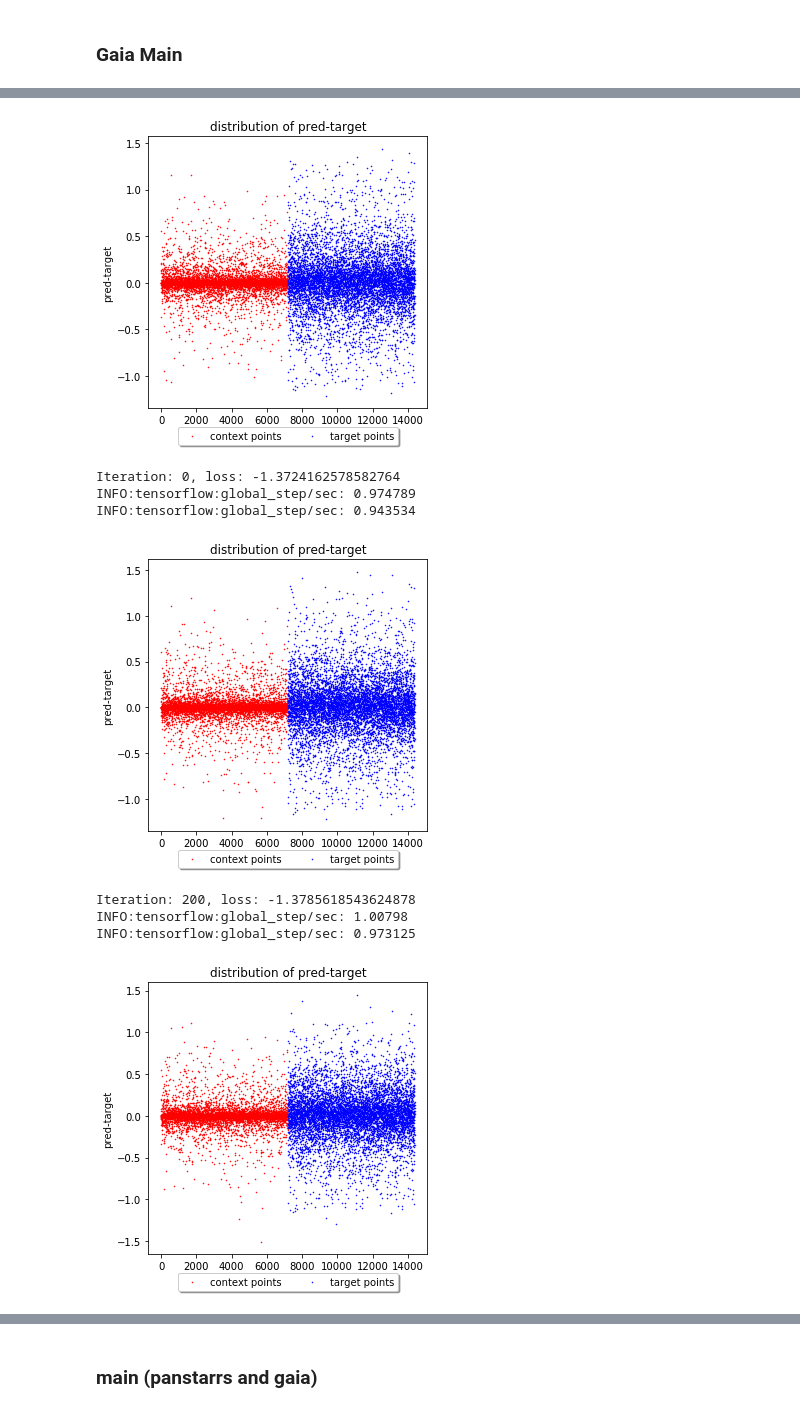
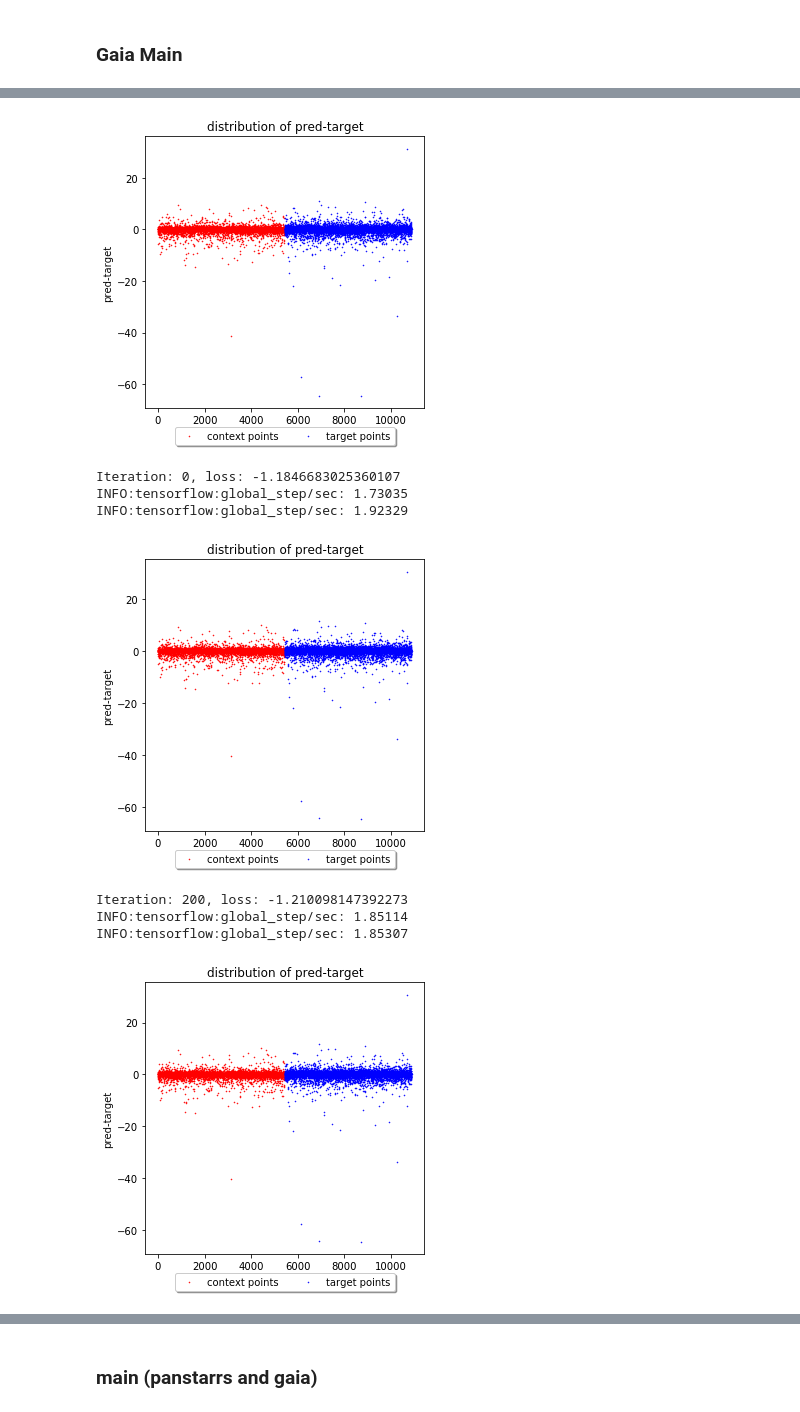
Before and after one commit to shuaigezhu/starDist, a Jupyter notebook: Three_mag_lambda.ipynb, the cells around one changed output, grey strips where cells are left out. Drawn from its saved outputs; the diff is of its cells as text; code cells hidden in the pictures.

```diff
--- a/Three_mag_lambda.ipynb
+++ b/Three_mag_lambda.ipynb
@@ -39,15 +39,29 @@ physical_device_desc: "device: 0, name: Tesla P100-PCIE-12GB, pci bus id: 0000:8
 '/device:GPU:0'
 # %% [markdown]
 ### **Normalizaton**
-# %%
-def Normalization(data):
-  data_f = data.astype(float)
-  data_mean = np.mean(data_f, axis=0, keepdims=True)
-  data_n = data_f - data_mean
-  data_range = np.max(np.abs(data_n), axis=0, keepdims=True)
-  data_n = data_n / data_range
-
-  return data_n
+# %%
+def Normalization(data):
+  ra_max = 60
+  ra_min = -50
+  ra_range = ra_max - ra_min
+  dec_max = 1.26
+  dec_min = -1.26
+  dec_range = dec_max - dec_min
+  mag_min = 0
+  mag_max = 25
+  mag_range = mag_max - mag_min
+  lambda_min = 4000
+  lambda_max = 46500
+  lambda_range = lambda_max - lambda_min
+
+  data_f = data.astype(float)
+
+  data_f['ra'] = data_f['ra'].apply(lambda x: (x - ra_min)/ra_range)
+  data_f['dec'] = data_f['dec'].apply(lambda x: (x - dec_min)/dec_range)
+  data_f['mag'] = data_f['mag'].apply(lambda x: (x - mag_min)/mag_range)
+  data_f['wavelength'] = data_f['wavelength'].apply(lambda x: (x - lambda_min)/lambda_range)
+
+  return data_f
 # %% [markdown]
 ### **MLP**
 # %%
@@ -562,7 +576,7 @@ def testdatawrap(data_x, data_y, batch_size):
 ### **Data selector**
 # %%
 # input your filename (csv.)
-filename = "/home/yufeng/projects/rrg-kyi/data/astro/data/all_gaia2.csv"
+filename = "/home/yufeng/projects/rrg-kyi/yufeng/gaia/data/gaia_stripe82.csv"
 
 # all the features
 # solution_id,designation,source_id,random_index,ref_epoch,ra,ra_error,dec,dec_error,
@@ -604,5 +618,5 @@ gaia_df.head()
 # %%
 #select parallax between 1 - 4
-gaia_selected = gaia_df.loc[(df['parallax'] >= 0) & (df['parallax'] <= 6) & (df['parallax_error'] >= 0) & (df['parallax_error'] <= 0.2)]
+gaia_selected = gaia_df.loc[(df['parallax'] >= 0) & (df['parallax_error'] >= 0) & (df['parallax_error'] <= 0.2)]
 gaia_selected.shape
 # %% [output]
@@ -856,17 +868,14 @@ global_step = tf.train.get_or_create_global_step()
 train_step = optimizer.minimize(loss, global_step=global_step)
 init = tf.initialize_all_variables()
 
-#initialize best loss and LL
-best_loss = 100000
-
 LL_set = []
 LL_set_x = []
 saver = tf.train.Saver(max_to_keep=1)
 print("start doing prediction...")
 # Train and plot
-with tf.train.MonitoredTrainingSession(checkpoint_dir="./model/model.ckpt", save_checkpoint_secs=600) as sess:
+with tf.train.MonitoredTrainingSession(checkpoint_dir="/home/yufeng/projects/rrg-kyi/yufeng/gaia/model/model.ckpt", save_checkpoint_secs=600) as sess:
   sess.run(init)
-  ckpt = tf.train.get_checkpoint_state("./model/model.ckpt")
+  ckpt = tf.train.get_checkpoint_state("/home/yufeng/projects/rrg-kyi/yufeng/gaia/model/model.ckpt")
 
   if ckpt and ckpt.model_checkpoint_path:
             # Restores from checkpoint
@@ -922,9 +931,9 @@ INFO:tensorflow:global_step/sec: 1202.13
-[figure, old version]
+[figure, new version]
-Iteration: 0, loss: -1.3724162578582764
-INFO:tensorflow:global_step/sec: 0.974789
-INFO:tensorflow:global_step/sec: 0.943534
+Iteration: 0, loss: -1.1846683025360107
+INFO:tensorflow:global_step/sec: 1.73035
+INFO:tensorflow:global_step/sec: 1.92329
-[figure, old version]
+[figure, new version]
-Iteration: 200, loss: -1.3785618543624878
-INFO:tensorflow:global_step/sec: 1.00798
-INFO:tensorflow:global_step/sec: 0.973125
+Iteration: 200, loss: -1.210098147392273
+INFO:tensorflow:global_step/sec: 1.85114
+INFO:tensorflow:global_step/sec: 1.85307
-[figure, old version]
+[figure, new version]
```
Also changed, not shown: parts of 21 cells of this notebook.
